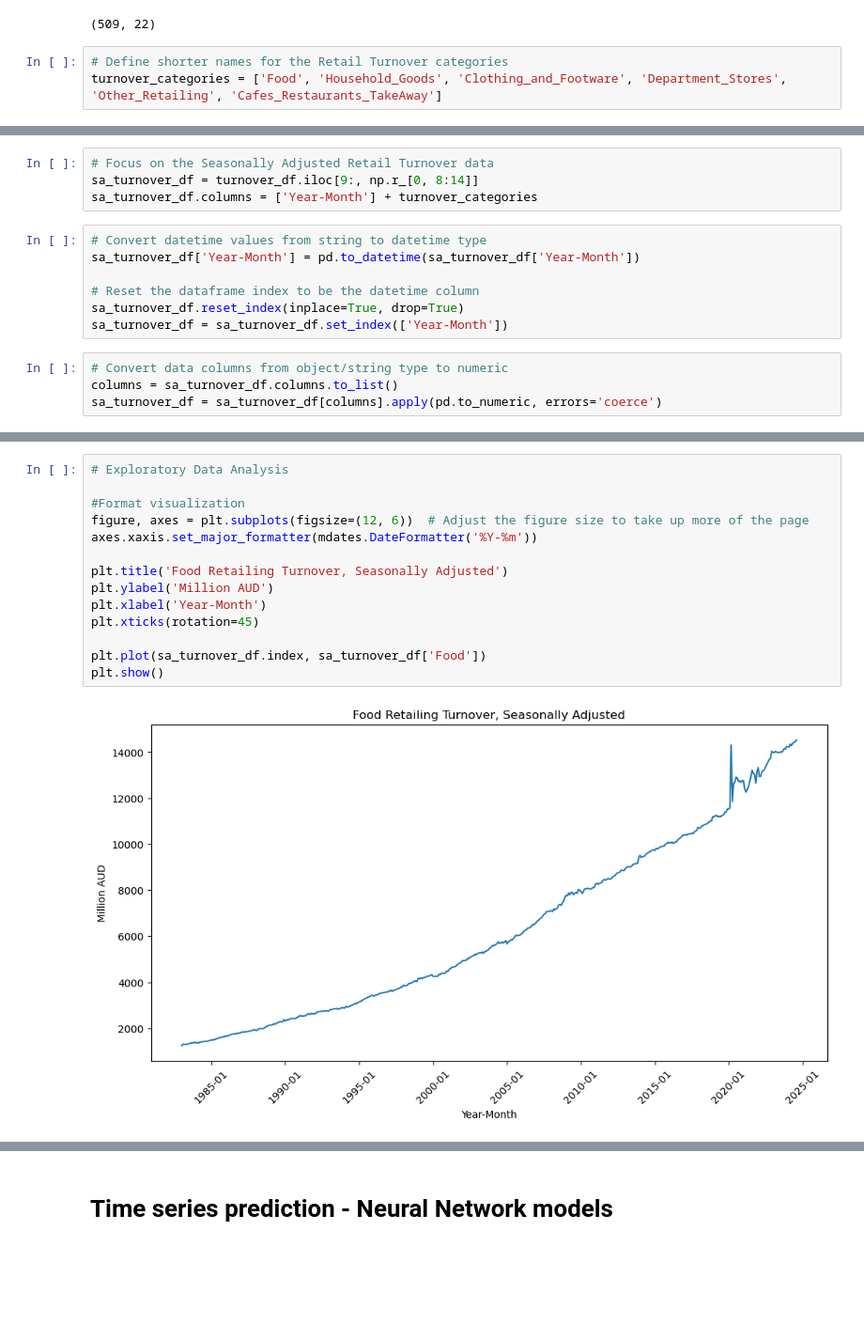
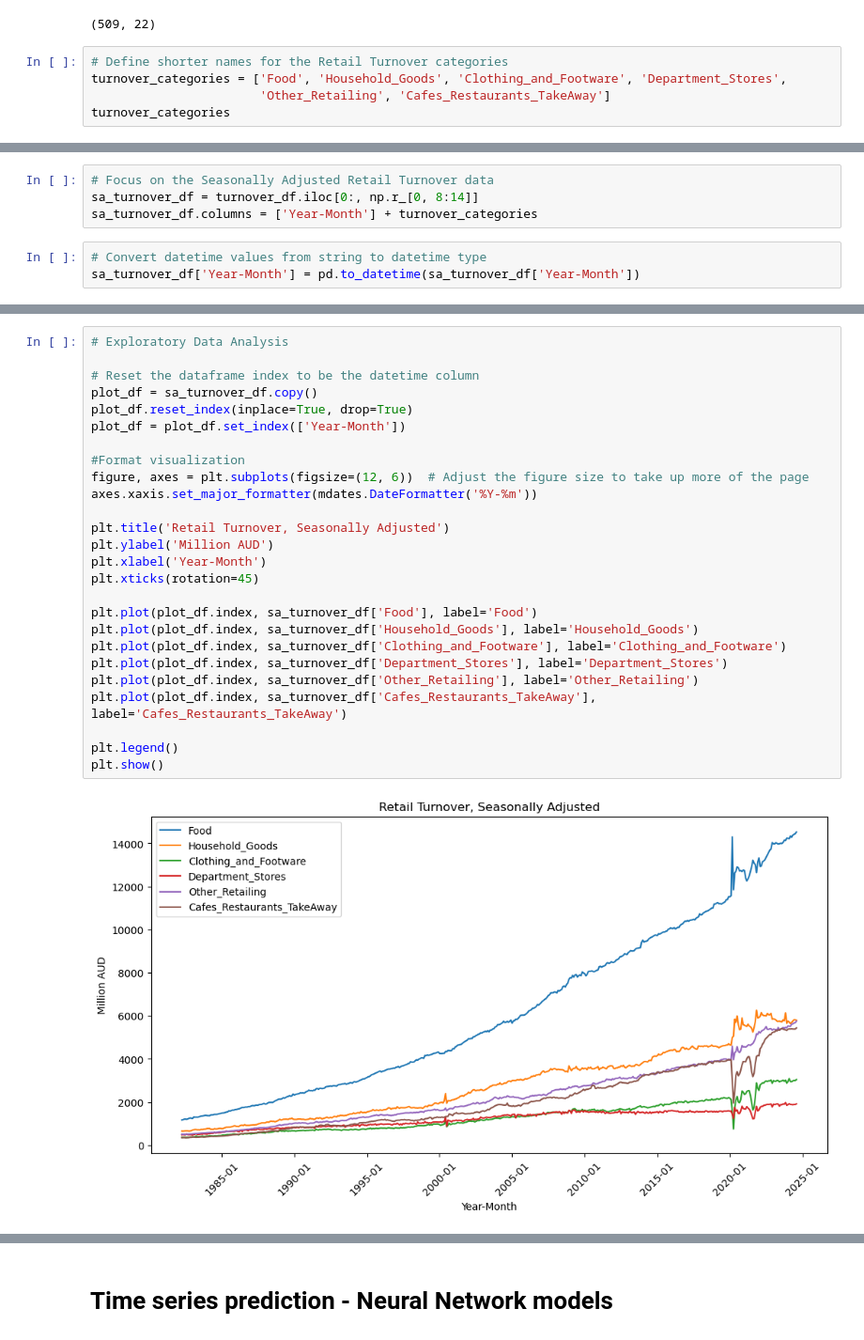
Before and after one commit to enumerbs/Project4-Group6, a Jupyter notebook: RetailTurnover_GP.ipynb, the cells around one changed output, grey strips where cells are left out. Shown: that part at 94% size. Cells and saved outputs as stored; diff of their text form; blank space fills up the shorter version.

```diff
--- a/RetailTurnover_GP.ipynb
+++ b/RetailTurnover_GP.ipynb
@@ -43,4 +43,6 @@ turnover_df.shape
 (509, 22)
 # %%
 # Define shorter names for the Retail Turnover categories
-turnover_categories = ['Food', 'Household_Goods', 'Clothing_and_Footware', 'Department_Stores', 'Other_Retailing', 'Cafes_Restaurants_TakeAway']
+turnover_categories = ['Food', 'Household_Goods', 'Clothing_and_Footware', 'Department_Stores',
+                       'Other_Retailing', 'Cafes_Restaurants_TakeAway']
+turnover_categories
@@ -47,16 +56,8 @@ turnover_categories = ['Food', 'Household_Goods', 'Clothing_and_Footware', 'Depa
 # %%
 # Focus on the Seasonally Adjusted Retail Turnover data
-sa_turnover_df = turnover_df.iloc[9:, np.r_[0, 8:14]]
+sa_turnover_df = turnover_df.iloc[0:, np.r_[0, 8:14]]
 sa_turnover_df.columns = ['Year-Month'] + turnover_categories
 # %%
 # Convert datetime values from string to datetime type
 sa_turnover_df['Year-Month'] = pd.to_datetime(sa_turnover_df['Year-Month'])
-
-# Reset the dataframe index to be the datetime column
-sa_turnover_df.reset_index(inplace=True, drop=True)
-sa_turnover_df = sa_turnover_df.set_index(['Year-Month'])
-# %%
-# Convert data columns from object/string type to numeric
-columns = sa_turnover_df.columns.to_list()
-sa_turnover_df = sa_turnover_df[columns].apply(pd.to_numeric, errors='coerce')
 # %%
@@ -80,16 +80,28 @@ sa_turnover_df
 # %%
 # Exploratory Data Analysis
+
+# Reset the dataframe index to be the datetime column
+plot_df = sa_turnover_df.copy()
+plot_df.reset_index(inplace=True, drop=True)
+plot_df = plot_df.set_index(['Year-Month'])
 
 #Format visualization
 figure, axes = plt.subplots(figsize=(12, 6))  # Adjust the figure size to take up more of the page
 axes.xaxis.set_major_formatter(mdates.DateFormatter('%Y-%m'))
 
-plt.title('Food Retailing Turnover, Seasonally Adjusted')
+plt.title('Retail Turnover, Seasonally Adjusted')
 plt.ylabel('Million AUD')
 plt.xlabel('Year-Month')
 plt.xticks(rotation=45)
 
-plt.plot(sa_turnover_df.index, sa_turnover_df['Food'])
+plt.plot(plot_df.index, sa_turnover_df['Food'], label='Food')
+plt.plot(plot_df.index, sa_turnover_df['Household_Goods'], label='Household_Goods')
+plt.plot(plot_df.index, sa_turnover_df['Clothing_and_Footware'], label='Clothing_and_Footware')
+plt.plot(plot_df.index, sa_turnover_df['Department_Stores'], label='Department_Stores')
+plt.plot(plot_df.index, sa_turnover_df['Other_Retailing'], label='Other_Retailing')
+plt.plot(plot_df.index, sa_turnover_df['Cafes_Restaurants_TakeAway'], label='Cafes_Restaurants_TakeAway')
+
+plt.legend()
 plt.show()
 # %% [output]
-[figure, old version]
+[figure, new version]
```
Also changed, not shown: parts of 82 cells of this notebook.
